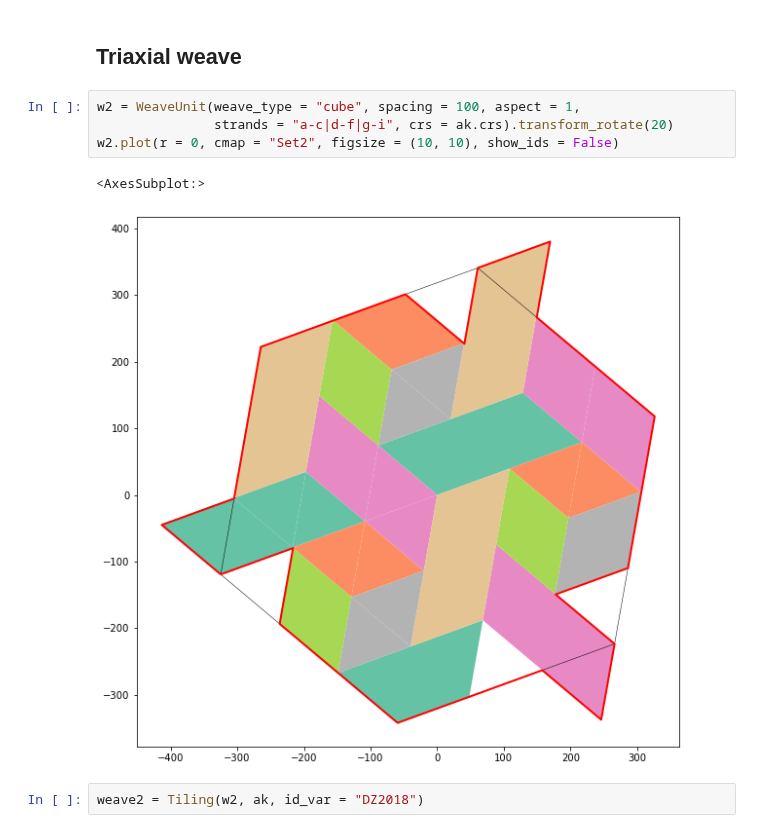
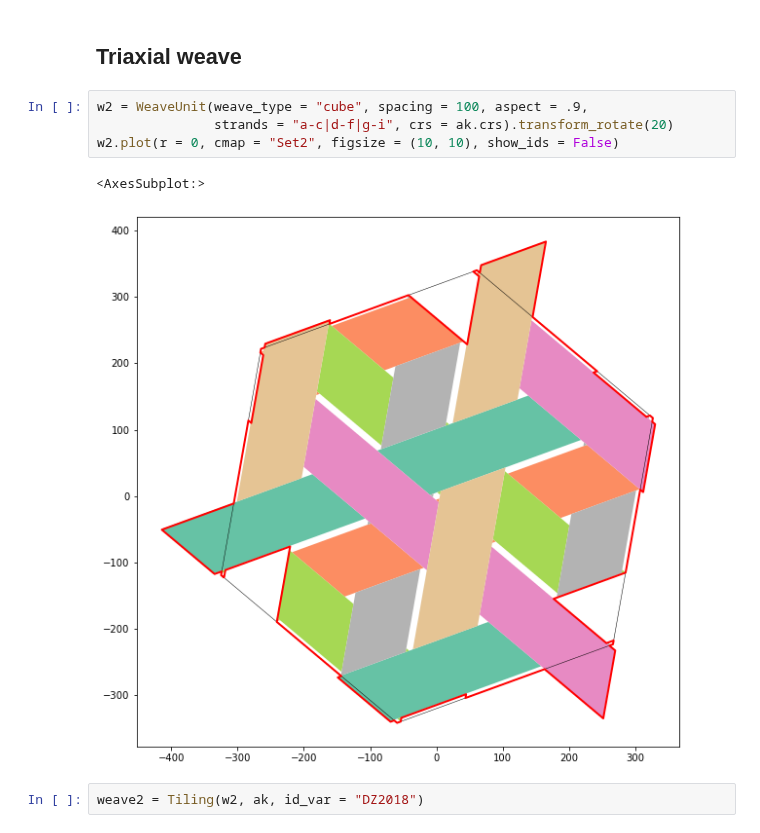
Before and after one commit to DOSull/weaving-space, a Jupyter notebook: test-weave-map.ipynb, the cells around one changed output. Cells and saved outputs as stored; diff of their text form.

```diff
--- a/test-weave-map.ipynb
+++ b/test-weave-map.ipynb
@@ -40,12 +44,12 @@ Only a list of variables specified, assigning to
 # %% [markdown]
 ## Triaxial weave
 # %%
-w2 = WeaveUnit(weave_type = "cube", spacing = 100, aspect = 1,
+w2 = WeaveUnit(weave_type = "cube", spacing = 100, aspect = .9,
                strands = "a-c|d-f|g-i", crs = ak.crs).transform_rotate(20)
 w2.plot(r = 0, cmap = "Set2", figsize = (10, 10), show_ids = False)
 # %% [output]
 <AxesSubplot:>
-[figure, old version]
+[figure, new version]
 # %%
 weave2 = Tiling(w2, ak, id_var = "DZ2018")
 # %%
```
Also changed, not shown: parts of 6 cells of this notebook, 2 other files.
